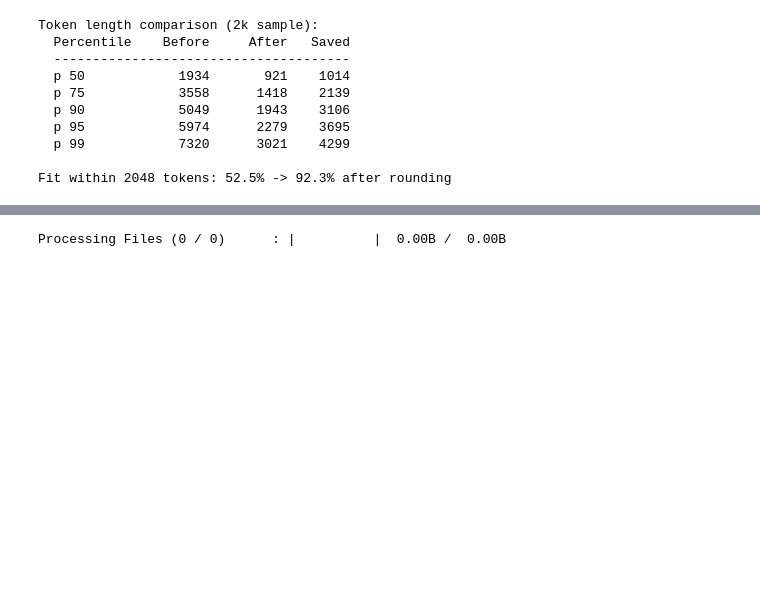
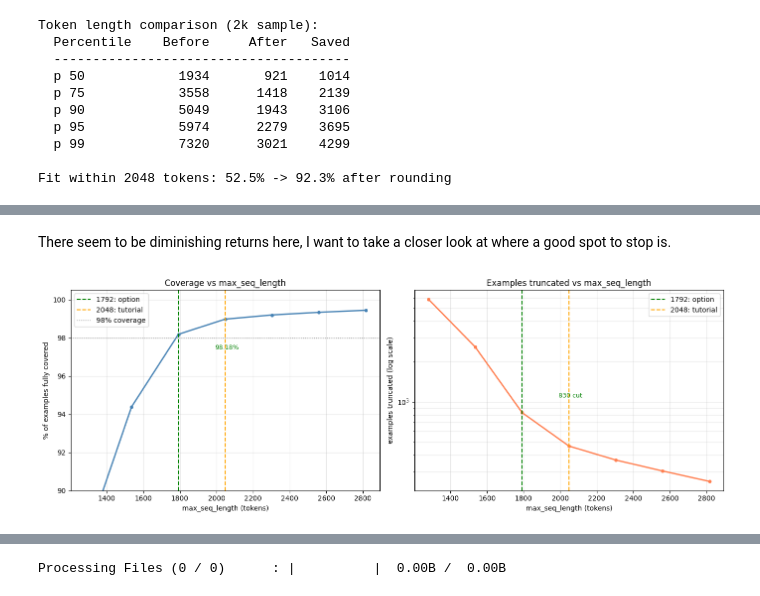
Before and after one commit to agoluoglu/Text-to-SVG, a Jupyter notebook: notebooks/01_data_exploration.ipynb, the cells around one changed output, grey strips where cells are left out. Cells and saved outputs as stored; diff of their text form; code cells hidden in the pictures; blank space fills up the shorter version.

```diff
--- a/notebooks/01_data_exploration.ipynb
+++ b/notebooks/01_data_exploration.ipynb
@@ -863,0 +2074,11 @@ There seems to be a lot of variance in tokens/character for the SVGs. For exampl
+# %%
+# Find max and key percentiles across the full dataset
+all_toks = np.array(train_clean["token_count_full"].values)
+
+print("Token length distribution: Full dataset, rounded SVGs:\n")
+for pct in [50, 75, 90, 95, 99, 100]:
+    val = int(np.percentile(all_toks, pct))
+    print(f"  p{pct:3d}: {val:,} tokens")
+
+true_max = int(all_toks.max())
+print(f"\n  True maximum : {true_max:,} tokens")
@@ -863,0 +2130,55 @@ There seems to be a lot of variance in tokens/character for the SVGs. For exampl
+# %% [markdown]
+There seem to be diminishing returns here, I want to take a closer look at where a good spot to stop is.
+# %%
+import matplotlib.pyplot as plt
+import numpy as np
+
+seq_lens_plot = (
+    list(range(1280, 3072, 256))
+)
+
+coverage = [100 * (all_toks <= s).mean() for s in seq_lens_plot]
+cut      = [(all_toks > s).sum()         for s in seq_lens_plot]
+
+fig, axes = plt.subplots(1, 2, figsize=(14, 5))
+
+# Annotate/investigate candidate point on both plots
+seq_length = 1792
+
+# Coverage
+axes[0].plot(seq_lens_plot, coverage, color="steelblue", linewidth=2, marker="o", markersize=4)
+axes[0].axvline(seq_length, color="green",  linestyle="--", linewidth=1.5, label=f"{seq_length}: option")
+axes[0].axvline(2048, color="orange", linestyle="--", linewidth=1.5, label="2048: tutorial")
+axes[0].axhline(98,   color="gray",   linestyle=":",  linewidth=1,   label="98% coverage")
+axes[0].set_xlabel("max_seq_length (tokens)")
+axes[0].set_ylabel("% of examples fully covered")
+axes[0].set_title("Coverage vs max_seq_length")
+axes[0].legend()
+axes[0].set_ylim(90, 100.5)
+axes[0].grid(True, alpha=0.3)
+
+# examples cut (use log scale to see better)
+axes[1].plot(seq_lens_plot, cut, color="coral", linewidth=2, marker="o", markersize=4)
+axes[1].axvline(seq_length, color="green",  linestyle="--", linewidth=1.5, label=f"{seq_length}: option")
+axes[1].axvline(2048, color="orange", linestyle="--", linewidth=1.5, label="2048: tutorial")
+axes[1].set_xlabel("max_seq_length (tokens)")
+axes[1].set_ylabel("examples truncated (log scale)")
+axes[1].set_title("Examples truncated vs max_seq_length")
+axes[1].set_yscale("log")
+axes[1].legend()
+axes[1].grid(True, alpha=0.3, which="both")
+
+chosen_idx = seq_lens_plot.index(seq_length)
+axes[0].annotate(f"{coverage[chosen_idx]:.2f}%",
+                 xy=(seq_length, coverage[chosen_idx]),
+                 xytext=(seq_length + 200, coverage[chosen_idx] - 0.8),
+                 fontsize=9, color="green")
+axes[1].annotate(f"{cut[chosen_idx]:,} cut",
+                 xy=(seq_length, cut[chosen_idx]),
+                 xytext=(seq_length + 200, cut[chosen_idx] * 1.3),
+                 fontsize=9, color="green")
+
+plt.tight_layout()
+plt.show()
+# %% [output]
+[figure, added]
```
Also changed, not shown: parts of 99 cells of this notebook, 2 other files.
